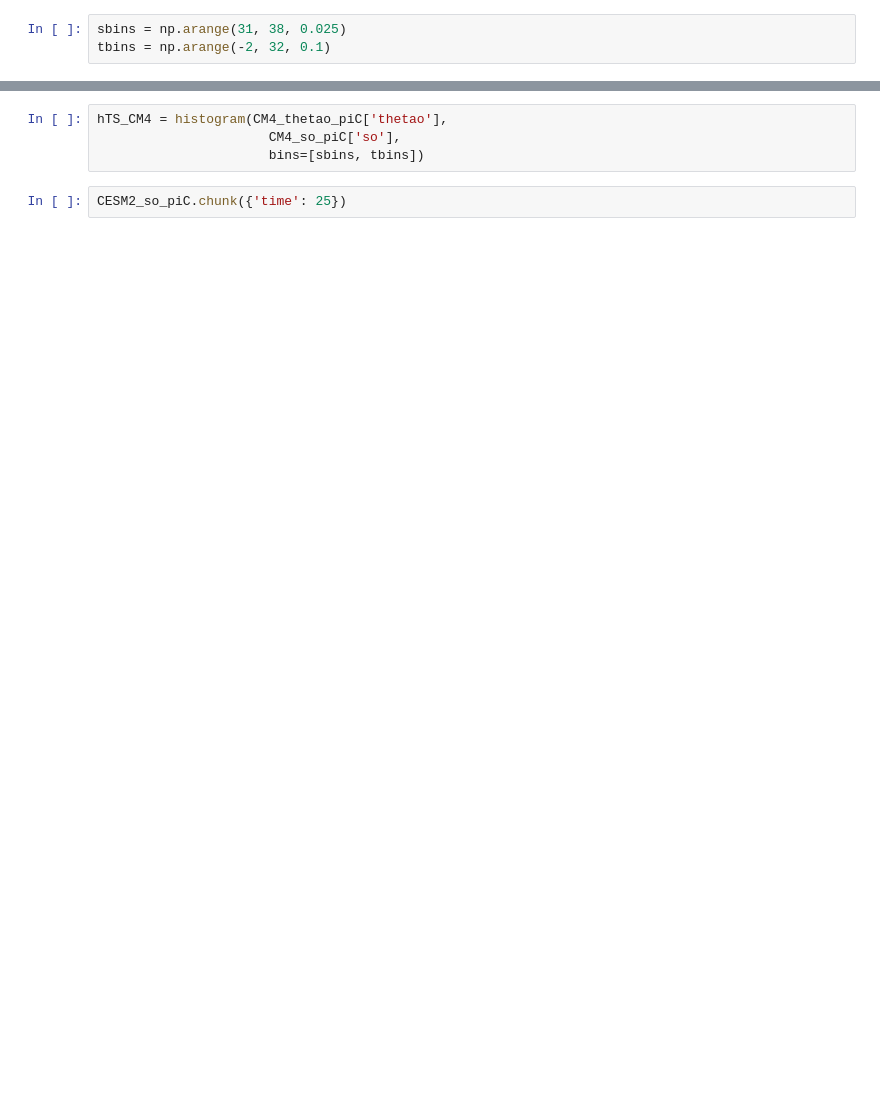
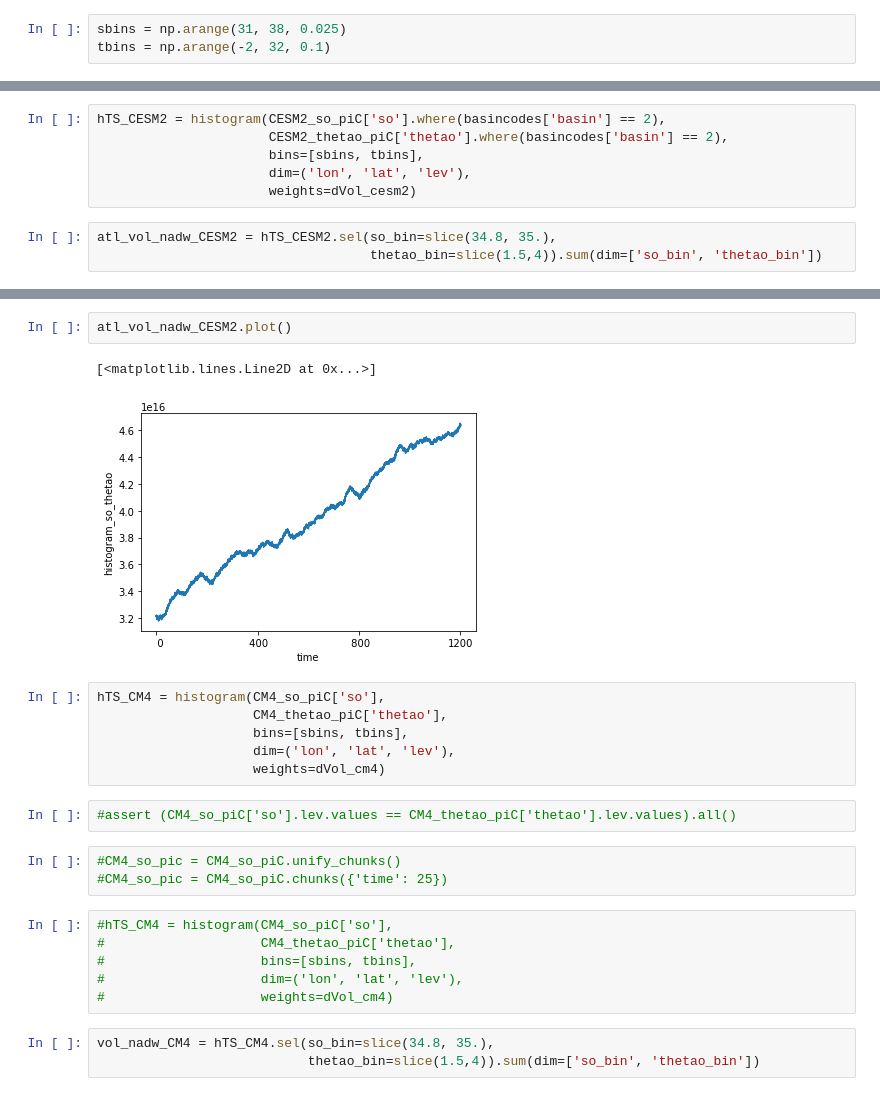
Before and after one commit to raphaeldussin/cmip6hack_water_masses_future, a Jupyter notebook: notebooks/Watermasses.ipynb, the cells around one changed output, grey strips where cells are left out. Saved outputs shown, nothing was run; the diff lists cells and outputs as text; blank space fills up the shorter version.

```diff
--- a/notebooks/Watermasses.ipynb
+++ b/notebooks/Watermasses.ipynb
@@ -203,0 +260,9 @@ vol_nadw.plot()
+# %%
+hTS_CESM2 = histogram(CESM2_so_piC['so'].where(basincodes['basin'] == 2),
+                      CESM2_thetao_piC['thetao'].where(basincodes['basin'] == 2),
+                      bins=[sbins, tbins],
+                      dim=('lon', 'lat', 'lev'),
+                      weights=dVol_cesm2)
+# %%
+atl_vol_nadw_CESM2 = hTS_CESM2.sel(so_bin=slice(34.8, 35.),
+                                   thetao_bin=slice(1.5,4)).sum(dim=['so_bin', 'thetao_bin'])
@@ -204,6 +277,25 @@ vol_nadw.plot()
+# %%
+atl_vol_nadw_CESM2.plot()
+# %% [output]
+[<matplotlib.lines.Line2D at 0x...>]
+[figure, added]
 # %%
-hTS_CM4 = histogram(CM4_thetao_piC['thetao'],
-                      CM4_so_piC['so'],
-                      bins=[sbins, tbins])
+hTS_CM4 = histogram(CM4_so_piC['so'],
+                    CM4_thetao_piC['thetao'],
+                    bins=[sbins, tbins],
+                    dim=('lon', 'lat', 'lev'),
+                    weights=dVol_cm4)
-# %%
-CESM2_so_piC.chunk({'time': 25})
+# %%
+#assert (CM4_so_piC['so'].lev.values == CM4_thetao_piC['thetao'].lev.values).all()
+# %%
+#CM4_so_pic = CM4_so_piC.unify_chunks()
+#CM4_so_pic = CM4_so_piC.chunks({'time': 25})
+# %%
+#hTS_CM4 = histogram(CM4_so_piC['so'],
+#                    CM4_thetao_piC['thetao'],
+#                    bins=[sbins, tbins],
+#                    dim=('lon', 'lat', 'lev'),
+#                    weights=dVol_cm4)
+# %%
+vol_nadw_CM4 = hTS_CM4.sel(so_bin=slice(34.8, 35.),
+                           thetao_bin=slice(1.5,4)).sum(dim=['so_bin', 'thetao_bin'])
```
Also changed, not shown: parts of 35 cells of this notebook.
